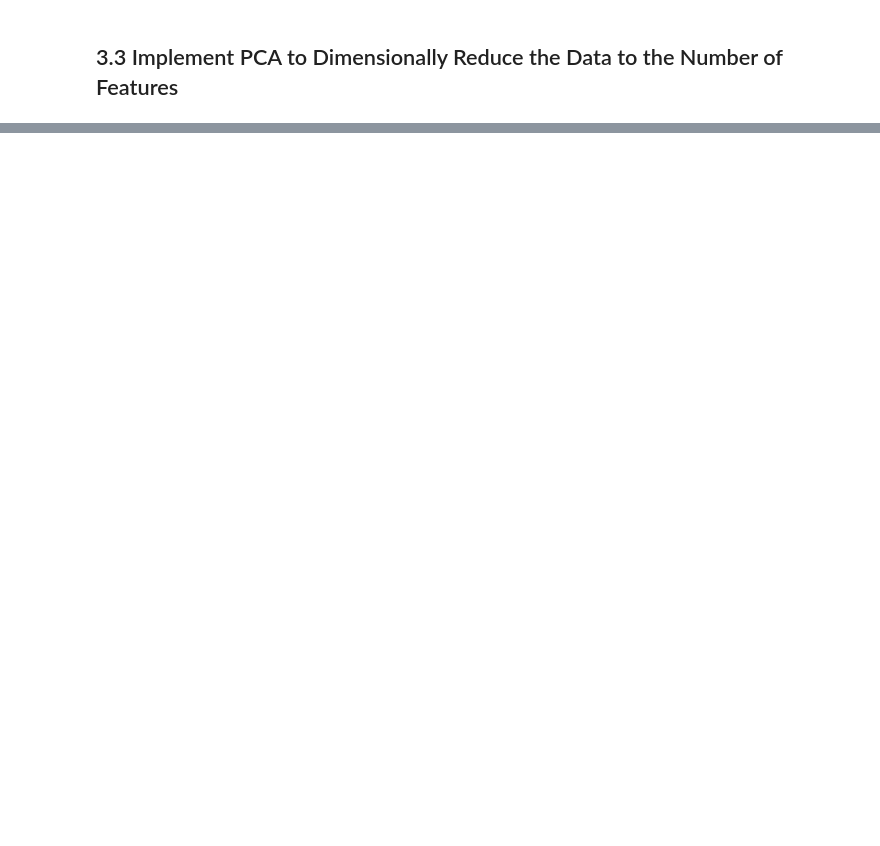
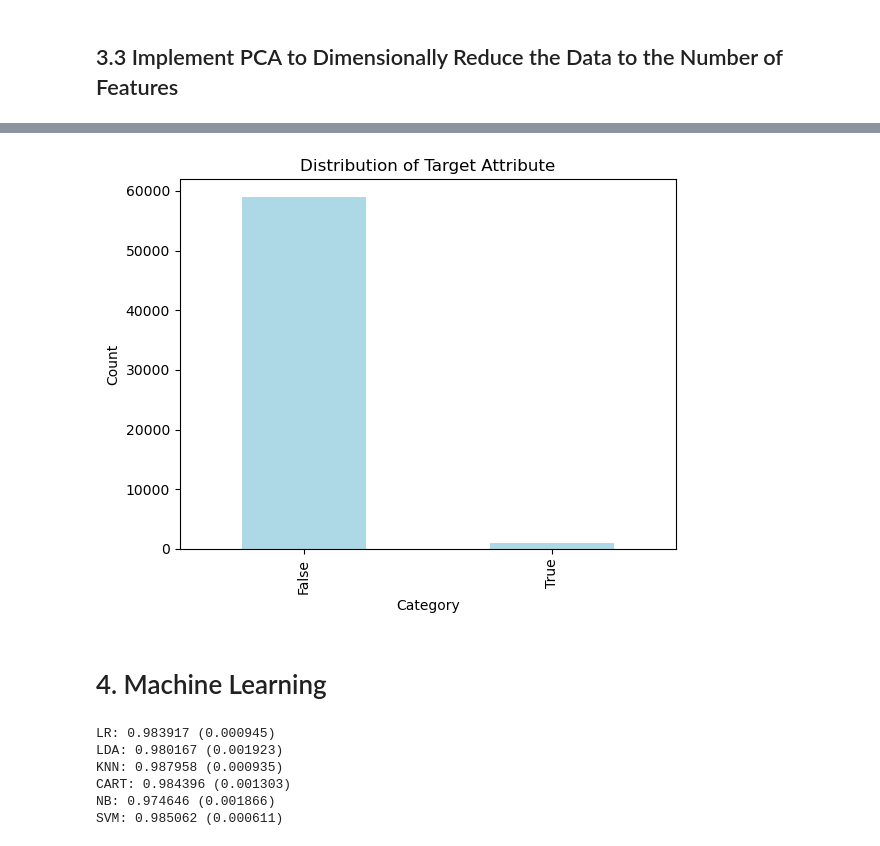
Before and after one commit to richardags-cct-college-dublin/CA1-DataPreparation, a Jupyter notebook: Richard_DPrepHDip_CA1.ipynb, the cells around one changed output, grey strips where cells are left out. Saved outputs shown, nothing was run; the diff lists cells and outputs as text; code cells hidden in the pictures; blank space fills up the shorter version.

Commit message:
# 4. Machine Learning

```diff
--- a/Richard_DPrepHDip_CA1.ipynb
+++ b/Richard_DPrepHDip_CA1.ipynb
@@ -198,0 +185,12 @@ reduced_features
+# %%
+import matplotlib.pyplot as plt
+
+target["pos"].value_counts().plot(kind="bar", color="lightblue")
+plt.title("Distribution of Target Attribute")
+plt.xlabel("Category")
+plt.ylabel("Count")
+plt.show()
+# %% [output]
+[figure, added]
+# %% [markdown]
+# 4. Machine Learning
@@ -198,0 +227,16 @@ reduced_features
+# %%
+results = []
+names = []
+for name, model in models:
+	kfold = StratifiedKFold(n_splits=10, shuffle=True)
+	cv_results = cross_val_score(model, X_train, Y_train, cv=kfold, scoring='accuracy')
+	results.append(cv_results)
+	names.append(name)
+	print('%s: %f (%f)' % (name, cv_results.mean(), cv_results.std()))
+# %% [output]
+LR: 0.983917 (0.000945)
+LDA: 0.980167 (0.001923)
+KNN: 0.987958 (0.000935)
+CART: 0.984396 (0.001303)
+NB: 0.974646 (0.001866)
+SVM: 0.985062 (0.000611)
```
Also changed, not shown: parts of 10 cells of this notebook.
